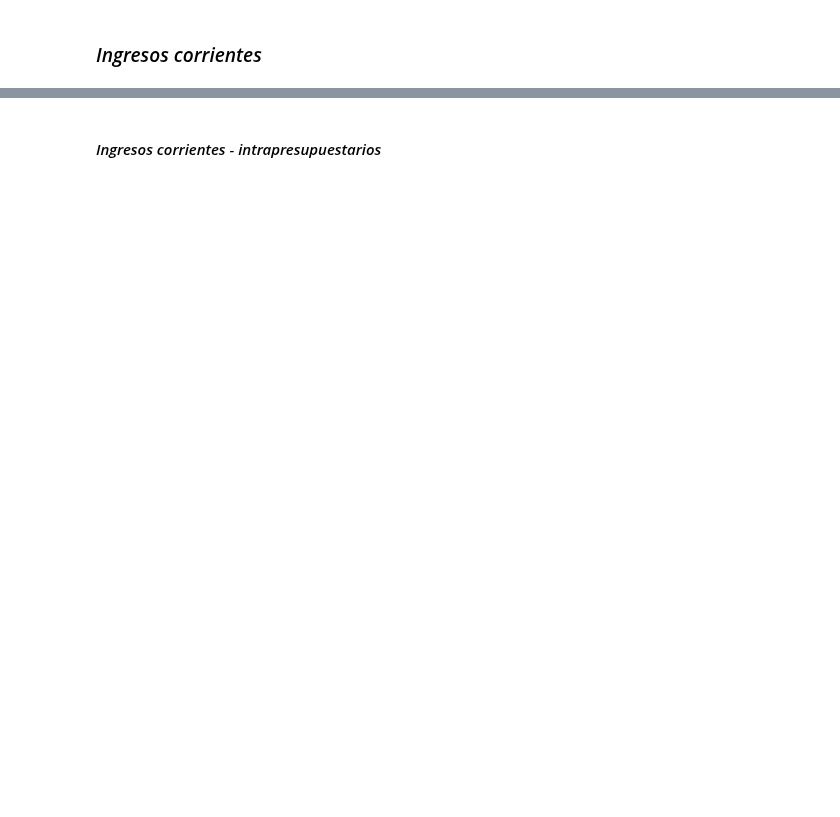
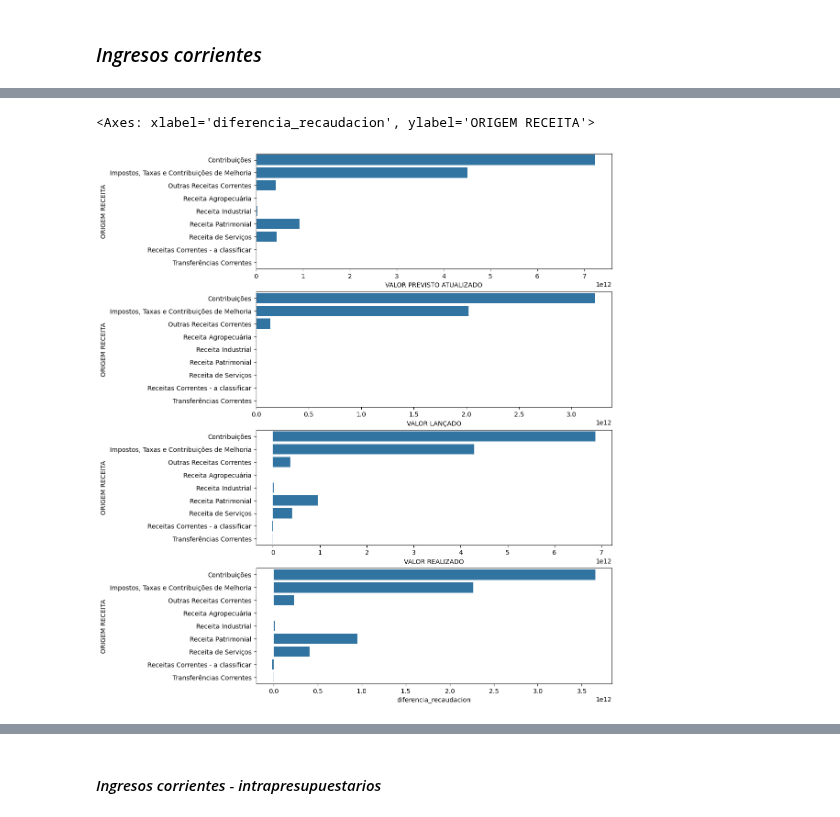
Before and after one commit to Gabijc/Proyecto2-Insights-Brasil, a Jupyter notebook: Análisis_categorías.ipynb, the cells around one changed output, grey strips where cells are left out. Cells and saved outputs as stored; diff of their text form; code cells hidden in the pictures; blank space fills up the shorter version.

```diff
--- a/Análisis_categorías.ipynb
+++ b/Análisis_categorías.ipynb
@@ -226,3 +238,24 @@ info_cat_ec(ingresos_corrientes, "ORIGEM RECEITA")
+# %%
+fig, axes = plt.subplots(nrows = 4, ncols = 1, figsize = (10, 15))
+sns.barplot(y = "ORIGEM RECEITA",
+            x = "VALOR PREVISTO ATUALIZADO",
+            data = ingresos_corrientes_origen,
+            ax = axes[0])
+sns.barplot(y = "ORIGEM RECEITA",
+            x = "VALOR LANÇADO",
+            data = ingresos_corrientes_origen,
+            ax = axes[1])
+sns.barplot(y = "ORIGEM RECEITA",
+            x = "VALOR REALIZADO",
+            data = ingresos_corrientes_origen,
+            ax = axes[2])
+sns.barplot(y = "ORIGEM RECEITA",
+            x = "diferencia_recaudacion",
+            data = ingresos_corrientes_origen,
+            ax = axes[3])
+# %% [output]
+<Axes: xlabel='diferencia_recaudacion', ylabel='ORIGEM RECEITA'>
+[figure, added]
 # %%
 # Nos metemos en las contribuciones
 ingresos_corrientes = datos_brasil[datos_brasil["ORIGEM RECEITA"] == "Contribuições"]
```
Also changed, not shown: parts of 26 cells of this notebook, 2 other files.
